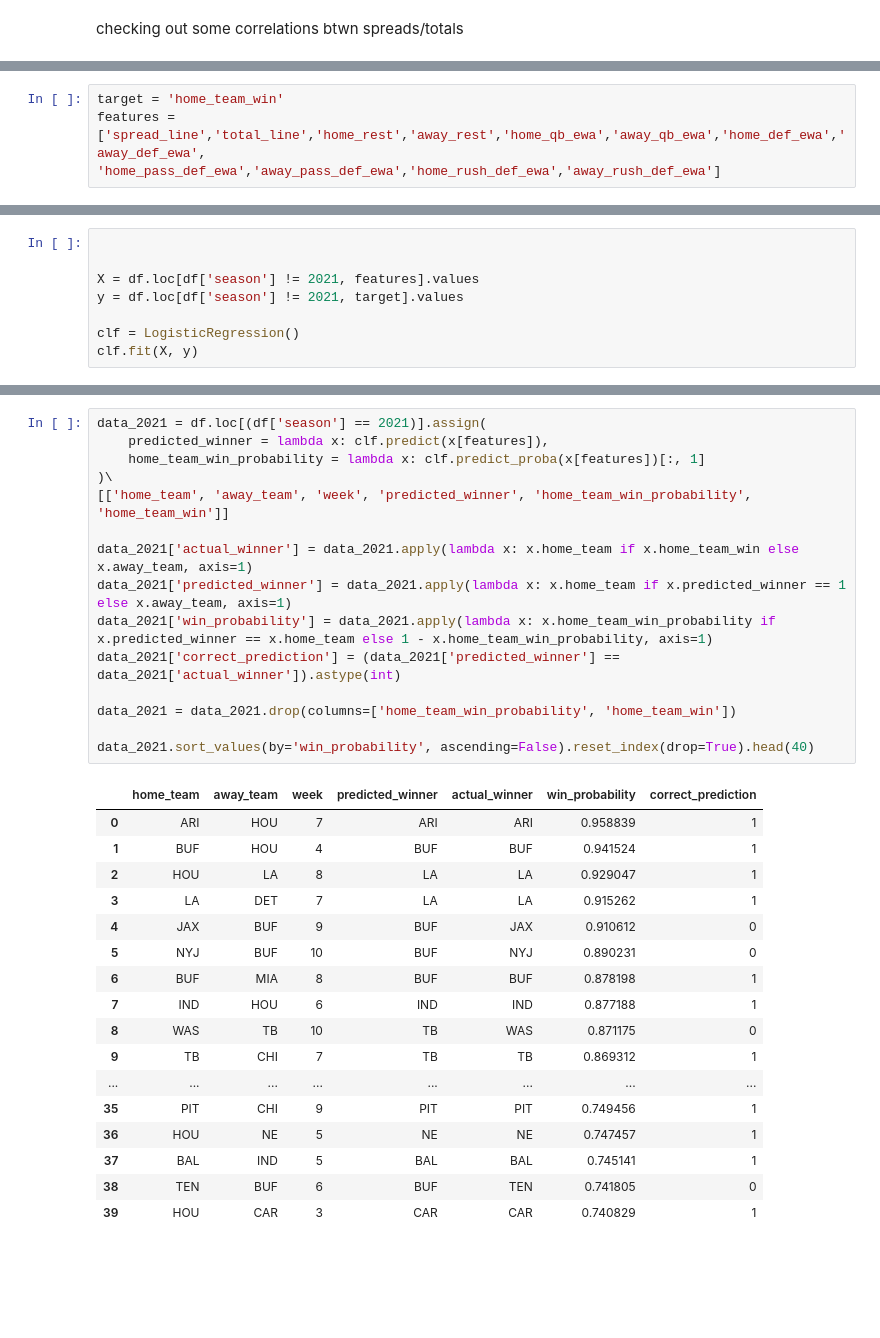
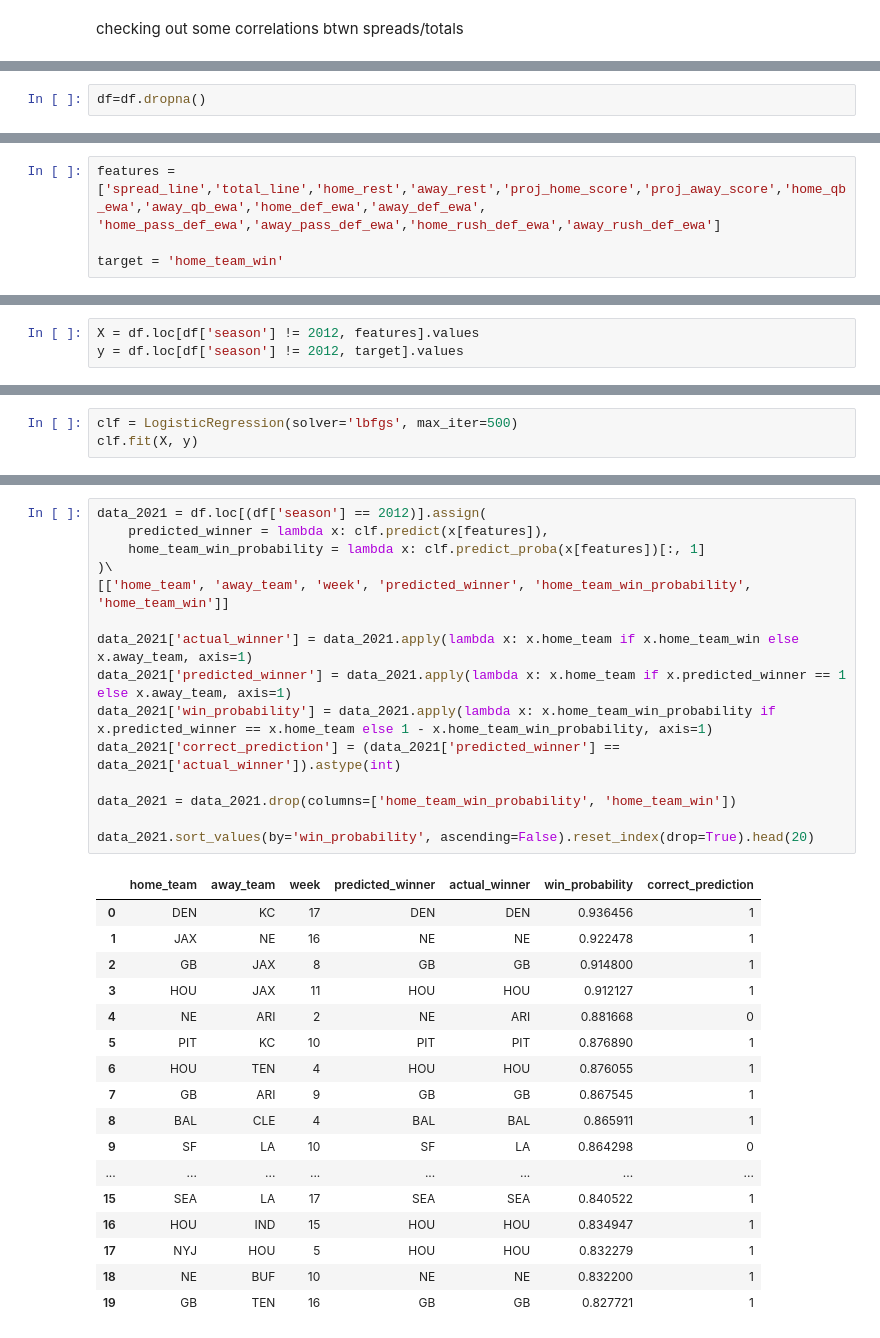
Before and after one commit to tcjurgens/NFL-Analytics-Project, a Jupyter notebook: machine learning/modified_machine_learning.ipynb, the cells around one changed output, grey strips where cells are left out. Drawn from its saved outputs; the diff is of its cells as text; blank space fills up the shorter version.

```diff
--- a/machine learning/modified_machine_learning.ipynb
+++ b/machine learning/modified_machine_learning.ipynb
@@ -178,0 +129,2 @@ corr
+# %%
+df=df.dropna()
@@ -179,4 +144,5 @@ corr
 # %%
+features = ['spread_line','total_line','home_rest','away_rest','proj_home_score','proj_away_score','home_qb_ewa','away_qb_ewa','home_def_ewa','away_def_ewa',
+'home_pass_def_ewa','away_pass_def_ewa','home_rush_def_ewa','away_rush_def_ewa']
+
 target = 'home_team_win'
-features = ['spread_line','total_line','home_rest','away_rest','home_qb_ewa','away_qb_ewa','home_def_ewa','away_def_ewa',
-'home_pass_def_ewa','away_pass_def_ewa','home_rush_def_ewa','away_rush_def_ewa']
@@ -188,8 +151,3 @@ from sklearn.model_selection import train_test_split
 # %%
-
-
-X = df.loc[df['season'] != 2021, features].values
-y = df.loc[df['season'] != 2021, target].values
-
-clf = LogisticRegression()
-clf.fit(X, y)
+X = df.loc[df['season'] != 2012, features].values
+y = df.loc[df['season'] != 2012, target].values
@@ -204,0 +154,3 @@ LogisticRegression()
+# %%
+clf = LogisticRegression(solver='lbfgs', max_iter=500)
+clf.fit(X, y)
@@ -247,33 +172,33 @@ Neg log loss: -0.6090261103428142
 # %%
-data_2021 = df.loc[(df['season'] == 2021)].assign(
+data_2021 = df.loc[(df['season'] == 2012)].assign(
     predicted_winner = lambda x: clf.predict(x[features]),
     home_team_win_probability = lambda x: clf.predict_proba(x[features])[:, 1]
 )\
 [['home_team', 'away_team', 'week', 'predicted_winner', 'home_team_win_probability', 'home_team_win']]
 
 data_2021['actual_winner'] = data_2021.apply(lambda x: x.home_team if x.home_team_win else x.away_team, axis=1)
 data_2021['predicted_winner'] = data_2021.apply(lambda x: x.home_team if x.predicted_winner == 1 else x.away_team, axis=1)
 data_2021['win_probability'] = data_2021.apply(lambda x: x.home_team_win_probability if x.predicted_winner == x.home_team else 1 - x.home_team_win_probability, axis=1)
 data_2021['correct_prediction'] = (data_2021['predicted_winner'] == data_2021['actual_winner']).astype(int)
 
 data_2021 = data_2021.drop(columns=['home_team_win_probability', 'home_team_win'])
 
-data_2021.sort_values(by='win_probability', ascending=False).reset_index(drop=True).head(40)
+data_2021.sort_values(by='win_probability', ascending=False).reset_index(drop=True).head(20)
 # %% [output]
 |  | home_team | away_team | week | predicted_winner | actual_winner | win_probability | correct_prediction |
-| 0 | ARI | HOU | 7 | ARI | ARI | 0.958839 | 1 |
-| 1 | BUF | HOU | 4 | BUF | BUF | 0.941524 | 1 |
-| 2 | HOU | LA | 8 | LA | LA | 0.929047 | 1 |
-| 3 | LA | DET | 7 | LA | LA | 0.915262 | 1 |
-| 4 | JAX | BUF | 9 | BUF | JAX | 0.910612 | 0 |
-| 5 | NYJ | BUF | 10 | BUF | NYJ | 0.890231 | 0 |
-| 6 | BUF | MIA | 8 | BUF | BUF | 0.878198 | 1 |
-| 7 | IND | HOU | 6 | IND | IND | 0.877188 | 1 |
-| 8 | WAS | TB | 10 | TB | WAS | 0.871175 | 0 |
-| 9 | TB | CHI | 7 | TB | TB | 0.869312 | 1 |
+| 0 | DEN | KC | 17 | DEN | DEN | 0.936456 | 1 |
+| 1 | JAX | NE | 16 | NE | NE | 0.922478 | 1 |
+| 2 | GB | JAX | 8 | GB | GB | 0.914800 | 1 |
+| 3 | HOU | JAX | 11 | HOU | HOU | 0.912127 | 1 |
+| 4 | NE | ARI | 2 | NE | ARI | 0.881668 | 0 |
+| 5 | PIT | KC | 10 | PIT | PIT | 0.876890 | 1 |
+| 6 | HOU | TEN | 4 | HOU | HOU | 0.876055 | 1 |
+| 7 | GB | ARI | 9 | GB | GB | 0.867545 | 1 |
+| 8 | BAL | CLE | 4 | BAL | BAL | 0.865911 | 1 |
+| 9 | SF | LA | 10 | SF | LA | 0.864298 | 0 |
 | ... | ... | ... | ... | ... | ... | ... | ... |
-| 35 | PIT | CHI | 9 | PIT | PIT | 0.749456 | 1 |
-| 36 | HOU | NE | 5 | NE | NE | 0.747457 | 1 |
-| 37 | BAL | IND | 5 | BAL | BAL | 0.745141 | 1 |
-| 38 | TEN | BUF | 6 | BUF | TEN | 0.741805 | 0 |
-| 39 | HOU | CAR | 3 | CAR | CAR | 0.740829 | 1 |
+| 15 | SEA | LA | 17 | SEA | SEA | 0.840522 | 1 |
+| 16 | HOU | IND | 15 | HOU | HOU | 0.834947 | 1 |
+| 17 | NYJ | HOU | 5 | HOU | HOU | 0.832279 | 1 |
+| 18 | NE | BUF | 10 | NE | NE | 0.832200 | 1 |
+| 19 | GB | TEN | 16 | GB | GB | 0.827721 | 1 |
```
Also changed, not shown: parts of 43 cells of this notebook, 2 other files.
